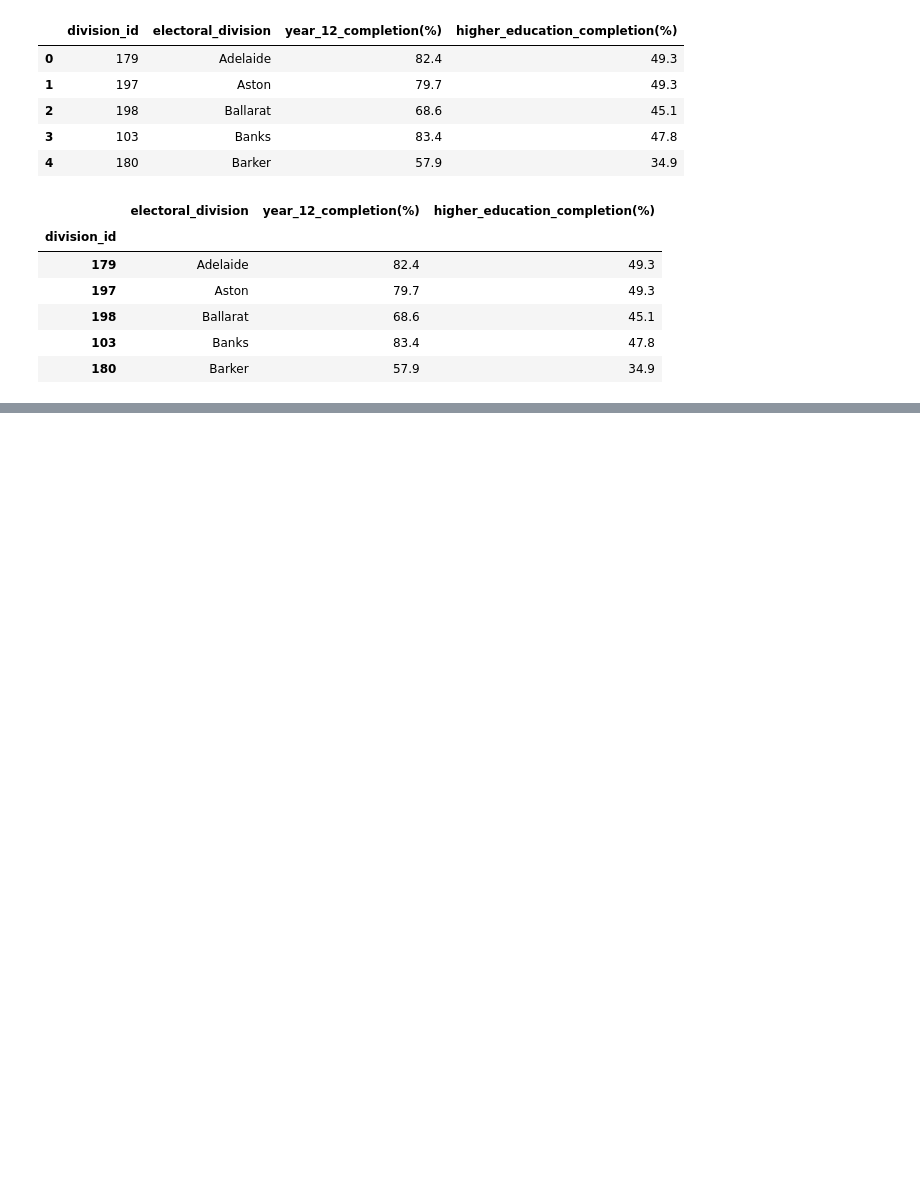
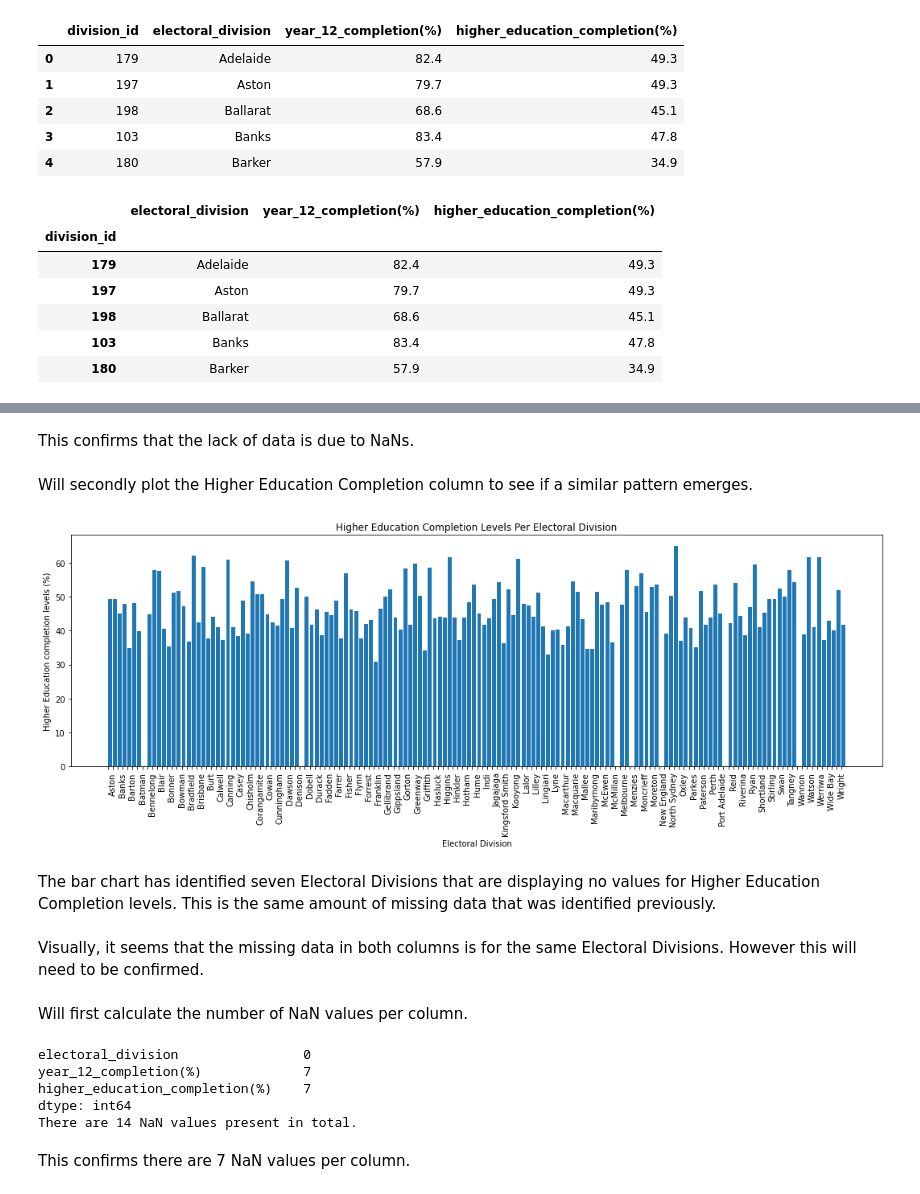
Before and after one commit to annewieggers/ETL-project, a Jupyter notebook: 10-extracting_transforming_commonwealth_electorate_education.ipynb, the cells around one changed output, grey strips where cells are left out. Saved outputs shown, nothing was run; the diff lists cells and outputs as text; code cells hidden in the pictures; blank space fills up the shorter version.

```diff
--- a/10-extracting_transforming_commonwealth_electorate_education.ipynb
+++ b/10-extracting_transforming_commonwealth_electorate_education.ipynb
@@ -184,0 +238,45 @@ merged_df.head()
+# %% [markdown]
+This confirms that the lack of data is due to NaNs.
+# %% [markdown]
+Will secondly plot the Higher Education Completion column to see if a similar pattern emerges.
+# %%
+# setting the size of the figure
+fig = plt.figure(figsize=(14, 4))
+ax = fig.add_axes([0,0,1,1])
+# plotting the bar chart
+ax.bar(merged_df['electoral_division'], merged_df['higher_education_completion(%)'], align='edge')
+
+# setting labels
+plt.title('Higher Education Completion Levels Per Electoral Division')
+plt.xlabel('Electoral Division')
+plt.ylabel('Higher Education completion levels (%)')
+
+# rotating the x labels and displaying only every second one
+plt.xticks(rotation = 90)
+for label in ax.get_xaxis().get_ticklabels()[::2]:
+    label.set_visible(False)
+plt.show()
+
+# only labelling every second x tick for example
+# %% [output]
+[figure, added]
+# %% [markdown]
+The bar chart has identified seven Electoral Divisions that are displaying no values for Higher Education Completion levels. This is the same amount of missing data that was identified previously.
+# %% [markdown]
+Visually, it seems that the missing data in both columns is for the same Electoral Divisions. However this will need to be confirmed.
+# %% [markdown]
+Will first calculate the number of NaN values per column.
+# %%
+# Summing the NaN values to see how many there are per column
+print(merged_df.isnull().sum())
+
+# Determining the total number of NaN values
+print(f"There are {merged_df.isnull().sum().sum()} NaN values present in total.")
+# %% [output]
+electoral_division                0
+year_12_completion(%)             7
+higher_education_completion(%)    7
+dtype: int64
+There are 14 NaN values present in total.
+# %% [markdown]
+This confirms there are 7 NaN values per column.
```
Also changed, not shown: parts of 28 cells of this notebook.
